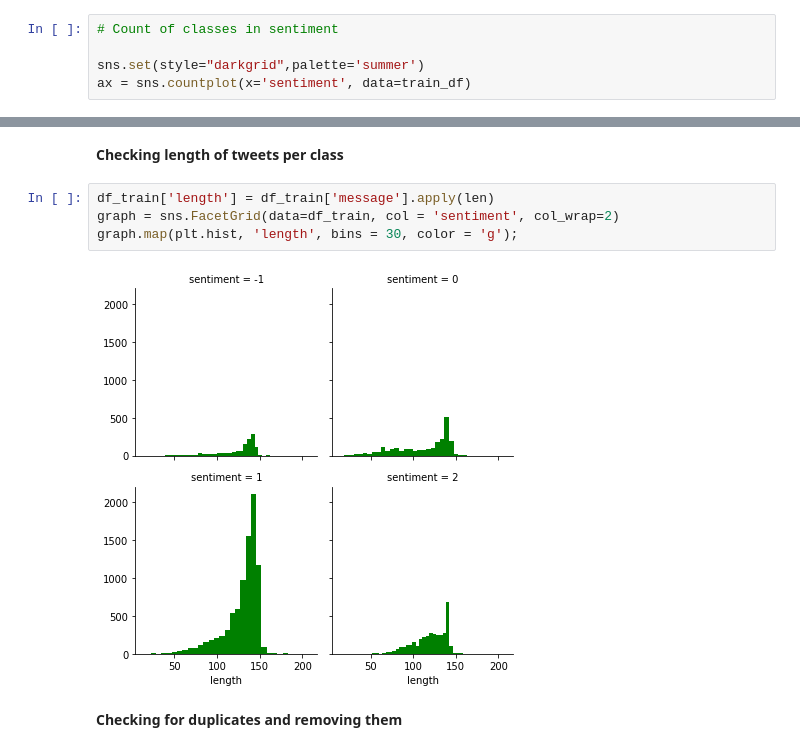
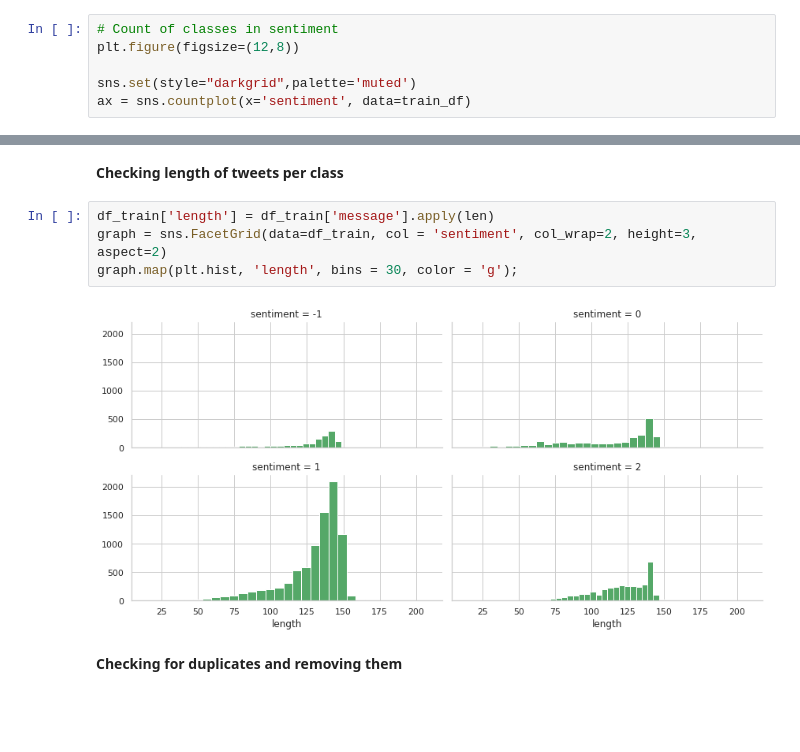
Before and after one commit to REFENTSE-MOTLGELWA/classification-predict-streamlit-template, a Jupyter notebook: Kaggle_Challenge.ipynb, the cells around one changed output, grey strips where cells are left out. Saved outputs shown, nothing was run; the diff lists cells and outputs as text; blank space fills up the shorter version.

Commit message:
Added visuals

```diff
--- a/Kaggle_Challenge.ipynb
+++ b/Kaggle_Challenge.ipynb
@@ -133,7 +133,8 @@ Different `sentiment` classes types and their corrisponding descriptions
 <img src="https://github.com/REFENTSE-MOTLGELWA/classification-predict-streamlit-template/blob/master/class_description.png?raw=1">
 # %%
 # Count of classes in sentiment
+plt.figure(figsize=(12,8))
 
-sns.set(style="darkgrid",palette='summer')
+sns.set(style="darkgrid",palette='muted')
 ax = sns.countplot(x='sentiment', data=train_df)
 # %% [output]
@@ -162,10 +163,10 @@ Class -1 ~ Anti
 **Checking length of tweets per class**
 # %%
 df_train['length'] = df_train['message'].apply(len)
-graph = sns.FacetGrid(data=df_train, col = 'sentiment', col_wrap=2)
+graph = sns.FacetGrid(data=df_train, col = 'sentiment', col_wrap=2, height=3, aspect=2)
 graph.map(plt.hist, 'length', bins = 30, color = 'g');
 # %% [output]
-[figure, old version]
+[figure, new version]
 # %% [markdown]
 **Checking for duplicates and removing them**
 # %%
```
Also changed, not shown: parts of 5 cells of this notebook.
